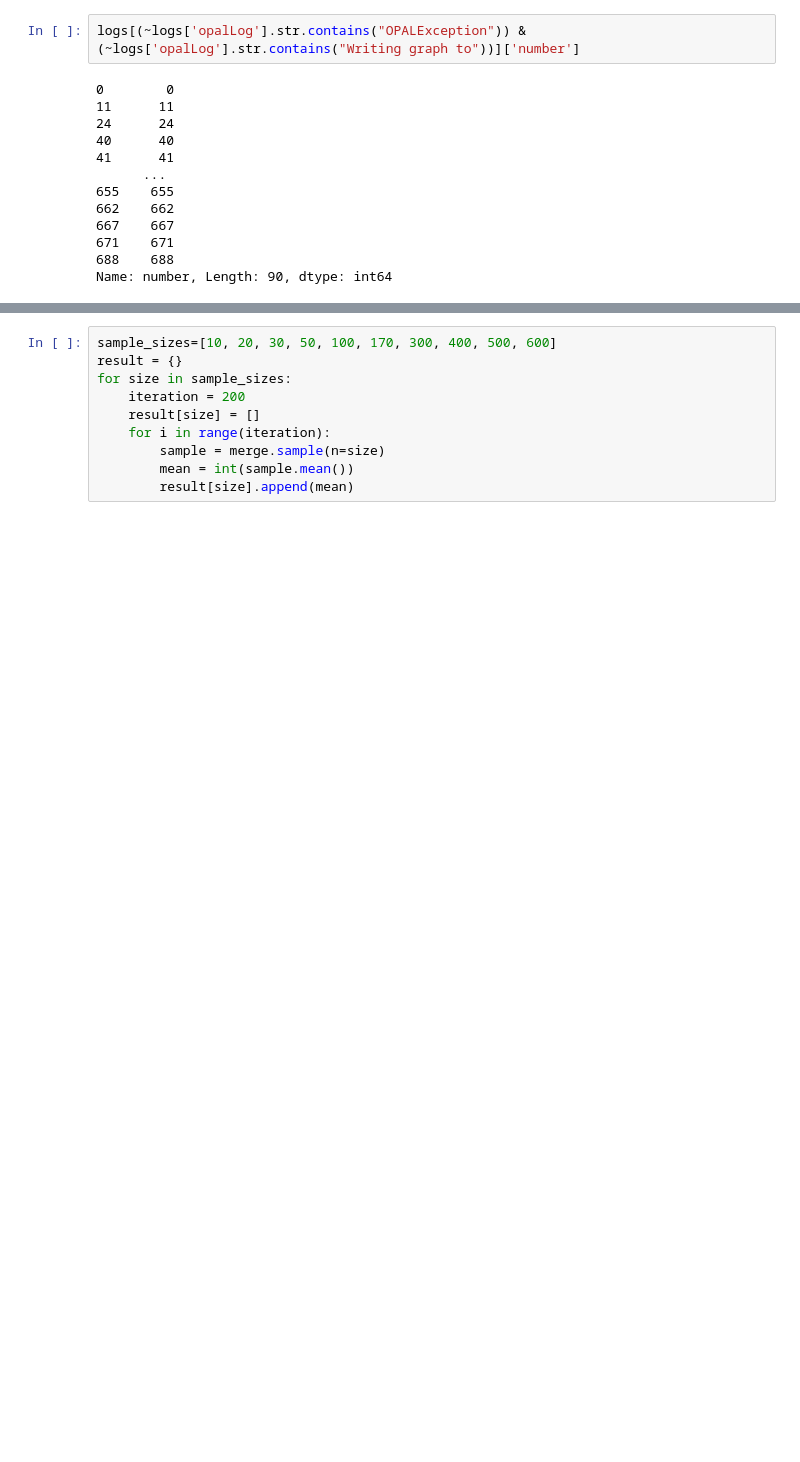
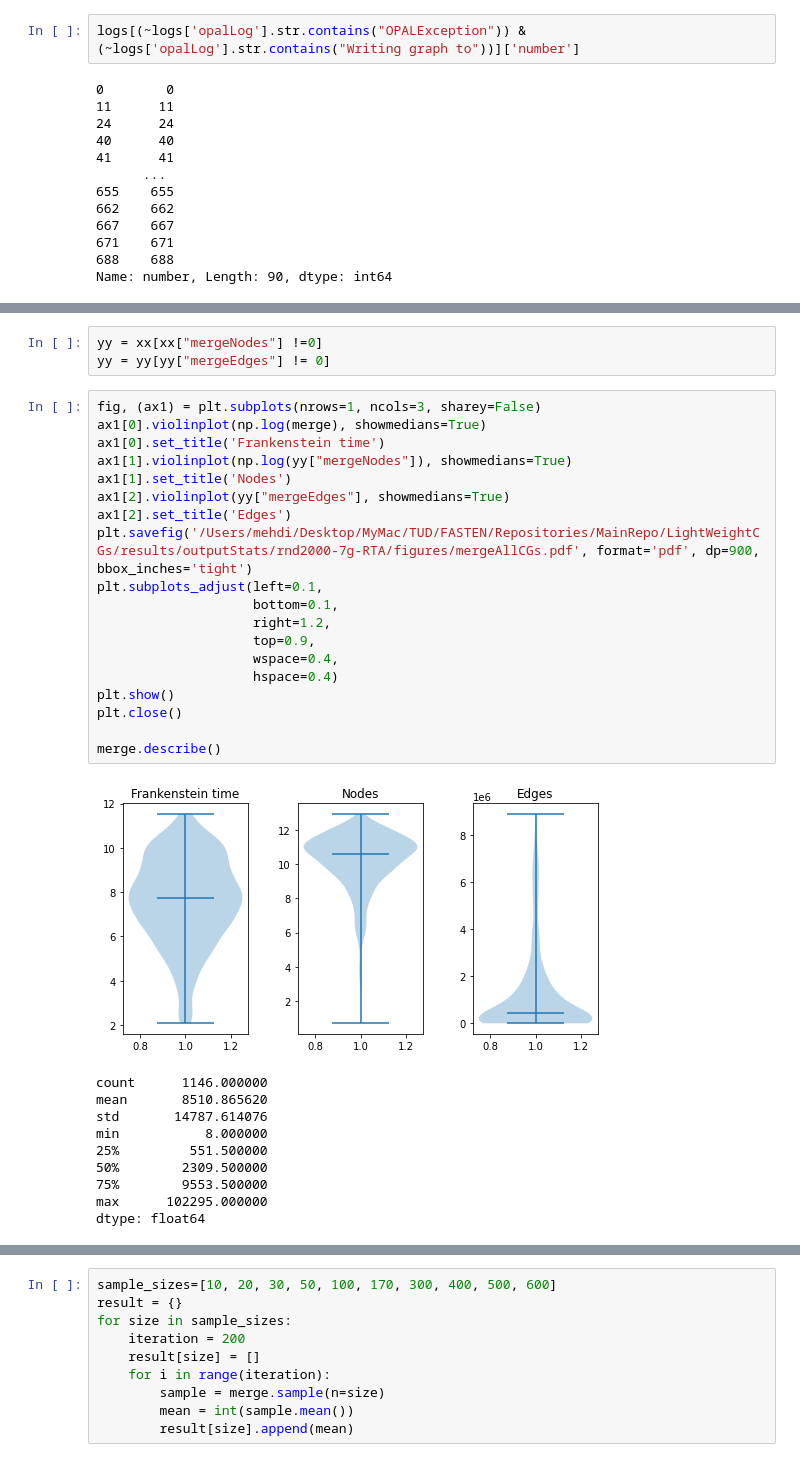
Before and after one commit to ashkboos/LightWeightCGs, a Jupyter notebook: stats.ipynb, the cells around one changed output, grey strips where cells are left out. Drawn from its saved outputs; the diff is of its cells as text; blank space fills up the shorter version.

```diff
--- a/stats.ipynb
+++ b/stats.ipynb
@@ -256,0 +287,33 @@ merge = xx['mergeTime']+xx['UCHTime']
+# %%
+yy = xx[xx["mergeNodes"] !=0]
+yy = yy[yy["mergeEdges"] != 0]
+# %%
+fig, (ax1) = plt.subplots(nrows=1, ncols=3, sharey=False)
+ax1[0].violinplot(np.log(merge), showmedians=True)
+ax1[0].set_title('Frankenstein time')
+ax1[1].violinplot(np.log(yy["mergeNodes"]), showmedians=True)
+ax1[1].set_title('Nodes')
+ax1[2].violinplot(yy["mergeEdges"], showmedians=True)
+ax1[2].set_title('Edges')
+plt.savefig('/Users/mehdi/Desktop/MyMac/TUD/FASTEN/Repositories/MainRepo/LightWeightCGs/results/outputStats/rnd2000-7g-RTA/figures/mergeAllCGs.pdf', format='pdf', dp=900, bbox_inches='tight')
+plt.subplots_adjust(left=0.1,
+                    bottom=0.1,
+                    right=1.2,
+                    top=0.9,
+                    wspace=0.4,
+                    hspace=0.4)
+plt.show()
+plt.close()
+
+merge.describe()
+# %% [output]
+[figure, added]
+count      1146.000000
+mean       8510.865620
+std       14787.614076
+min           8.000000
+25%         551.500000
+50%        2309.500000
+75%        9553.500000
+max      102295.000000
+dtype: float64
```
Also changed, not shown: parts of 18 cells of this notebook, 1 other file.
